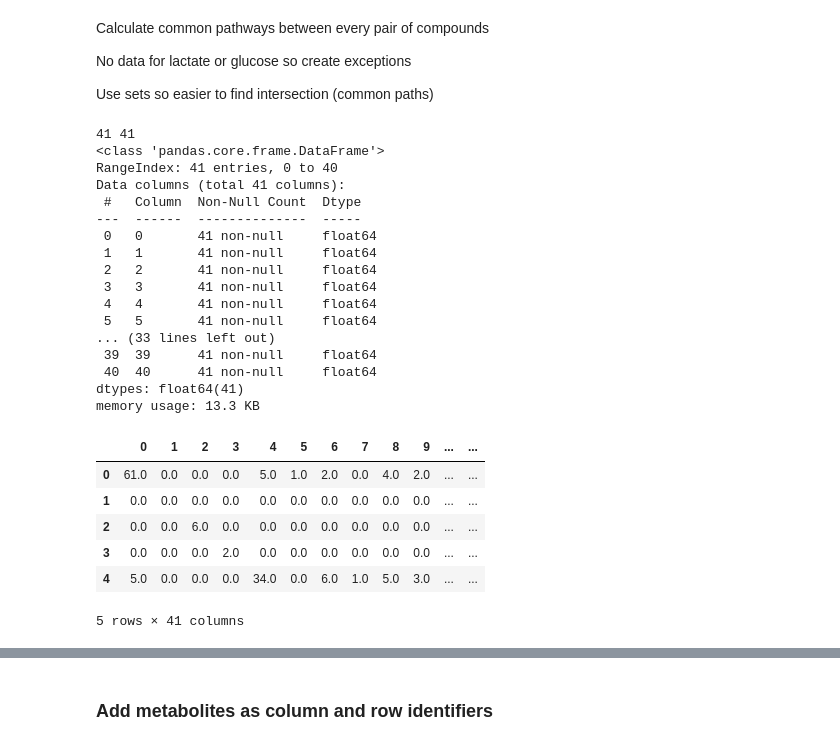
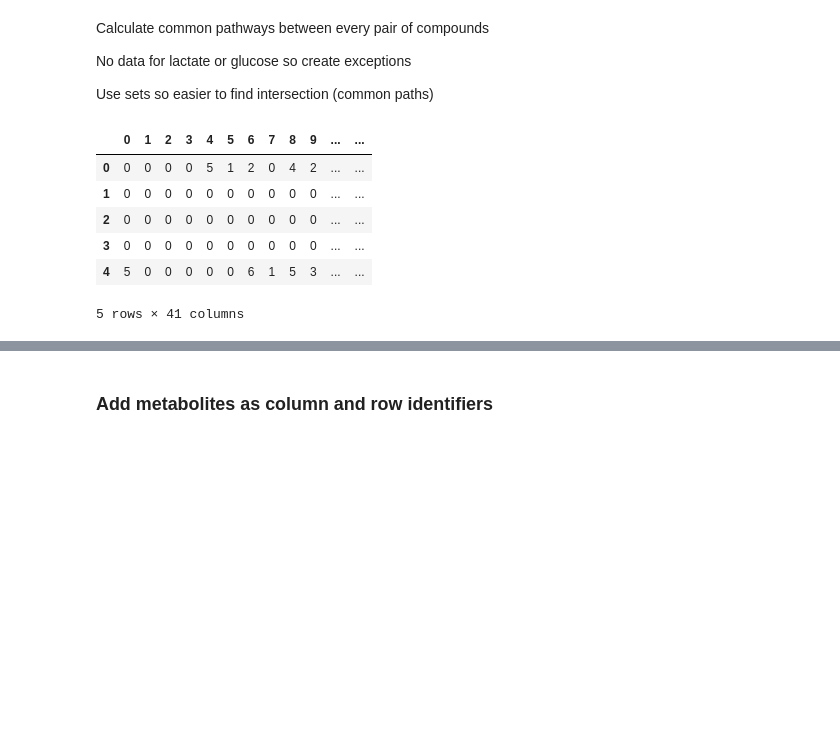
Before and after one commit to jp-cranfield/bioSOM, a Jupyter notebook: GetBiologicalData.ipynb, the cells around one changed output, grey strips where cells are left out. Cells and saved outputs as stored; diff of their text form; code cells hidden in the pictures; blank space fills up the shorter version.

```diff
--- a/GetBiologicalData.ipynb
+++ b/GetBiologicalData.ipynb
@@ -70,45 +72,27 @@ No data for lactate or glucose so create exceptions
 Use sets so easier to find intersection (common paths)
 # %%
 exceptions = {'LACTATE', 'GLUCOSE', 'FOLATES'}
-print(rows, cols)
 for row in range(0, rows):
     for column in range(0, cols):
-        if (row == cols):
-            common_pathways[row][cols] = 0
+        if (row == column):
+            common_pathways[row][column] = 0
+            continue
         if compounds[column] in exceptions:
             common_pathways[row][column] = 0
             continue
         if compounds[row] in exceptions:
             common_pathways[row][column] = 0
             continue
         row_paths = set(ara.pathways_of_compound(compounds[row]))
         col_paths = set(ara.pathways_of_compound(compounds[column]))
         common_paths = row_paths.intersection(col_paths)
         common_pathways[row][column] = len(common_paths)
-common_pathways.info()
 common_pathways.head(5)
 # %% [output]
+|  | 0 | 1 | 2 | 3 | 4 | 5 | 6 | 7 | 8 | 9 | ... | ... |
+| 0 | 0 | 0 | 0 | 0 | 5 | 1 | 2 | 0 | 4 | 2 | ... | ... |
+| 1 | 0 | 0 | 0 | 0 | 0 | 0 | 0 | 0 | 0 | 0 | ... | ... |
+| 2 | 0 | 0 | 0 | 0 | 0 | 0 | 0 | 0 | 0 | 0 | ... | ... |
+| 3 | 0 | 0 | 0 | 0 | 0 | 0 | 0 | 0 | 0 | 0 | ... | ... |
+| 4 | 5 | 0 | 0 | 0 | 0 | 0 | 6 | 1 | 5 | 3 | ... | ... |
-41 41
-<class 'pandas.core.frame.DataFrame'>
-RangeIndex: 41 entries, 0 to 40
-Data columns (total 41 columns):
- #   Column  Non-Null Count  Dtype
----  ------  --------------  -----
- 0   0       41 non-null     float64
- 1   1       41 non-null     float64
- 2   2       41 non-null     float64
- 3   3       41 non-null     float64
- 4   4       41 non-null     float64
- 5   5       41 non-null     float64
-... (33 lines left out)
- 39  39      41 non-null     float64
- 40  40      41 non-null     float64
-dtypes: float64(41)
-memory usage: 13.3 KB
+5 rows × 41 columns
-|  | 0 | 1 | 2 | 3 | 4 | 5 | 6 | 7 | 8 | 9 | ... | ... |
-| 0 | 61.0 | 0.0 | 0.0 | 0.0 | 5.0 | 1.0 | 2.0 | 0.0 | 4.0 | 2.0 | ... | ... |
-| 1 | 0.0 | 0.0 | 0.0 | 0.0 | 0.0 | 0.0 | 0.0 | 0.0 | 0.0 | 0.0 | ... | ... |
-| 2 | 0.0 | 0.0 | 6.0 | 0.0 | 0.0 | 0.0 | 0.0 | 0.0 | 0.0 | 0.0 | ... | ... |
-| 3 | 0.0 | 0.0 | 0.0 | 2.0 | 0.0 | 0.0 | 0.0 | 0.0 | 0.0 | 0.0 | ... | ... |
-| 4 | 5.0 | 0.0 | 0.0 | 0.0 | 34.0 | 0.0 | 6.0 | 1.0 | 5.0 | 3.0 | ... | ... |
-5 rows × 41 columns
```
Also changed, not shown: parts of 16 cells of this notebook, 4 other files.
